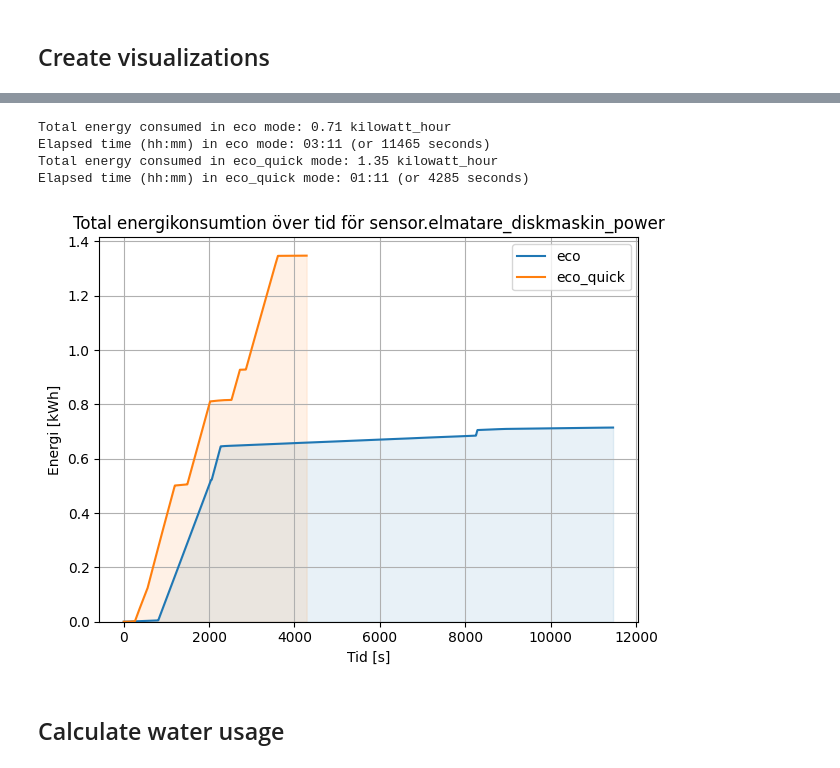
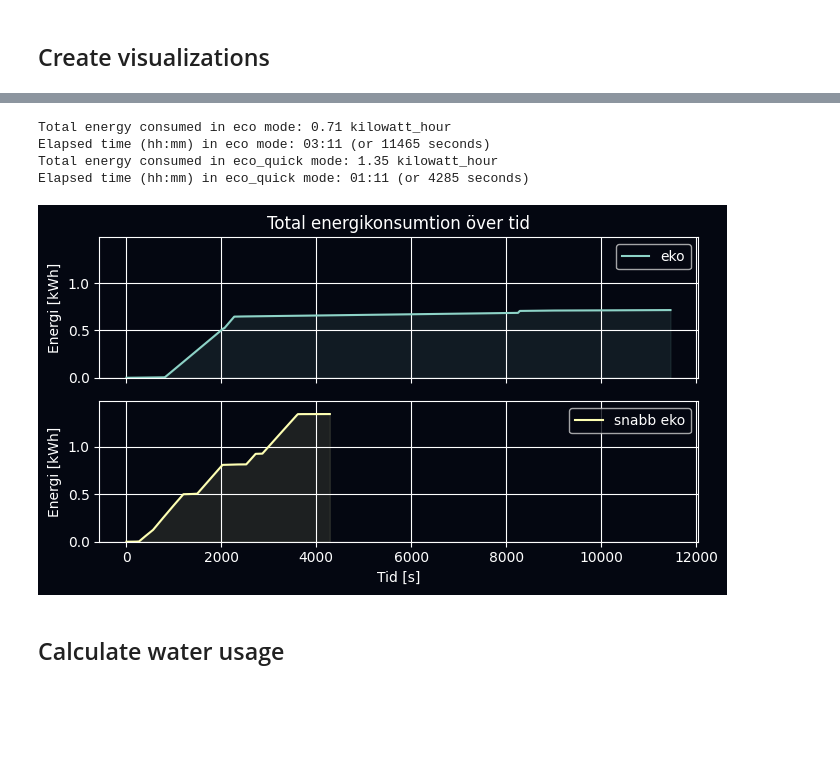
Before and after one commit to Kladdy/dishwasher-eco-mode, a Jupyter notebook: dishwasher-eco-mode.ipynb, the cells around one changed output, grey strips where cells are left out. Cells and saved outputs as stored; diff of their text form; code cells hidden in the pictures; blank space fills up the shorter version.

```diff
--- a/dishwasher-eco-mode.ipynb
+++ b/dishwasher-eco-mode.ipynb
@@ -5,6 +5,8 @@
 # %%
 import numpy as np
 import matplotlib.pyplot as plt
+import matplotlib as mpl
+import matplotlib.axes
 from pathlib import Path
 from dataclasses import dataclass
 from datetime import datetime
@@ -17,7 +19,7 @@ ureg = UnitRegistry()
 
 FILE_FORMAT = "svg"
 
-DARK_MODE = False
+DARK_MODE = True
 if DARK_MODE:
     plt.style.use("dark_background")
     plt.rcParams["figure.facecolor"] = "#040711"  # Figure background
@@ -27,6 +29,9 @@ else:
     plt.rcParams["figure.facecolor"] = "white"
     plt.rcParams["axes.facecolor"] = "white"
 
+# Get the default color cycle
+default_colors = mpl.rcParams["axes.prop_cycle"].by_key()["color"]
+
 # Define paths
 data_path = "data"
 plots_dir = "plots/dark" if DARK_MODE else "plots/light"
@@ -45,6 +50,11 @@ class DataPoint:
 # %% [markdown]
 ## Load data, filter data, construct objects
 # %%
+mode_labels = {
+    "eco": "eko",
+    "eco_quick": "snabb eko",
+}
+
 modes = ["eco", "eco_quick"]
 entity_id = "sensor.elmatare_diskmaskin_power"
 START_STOP_THRESHOLD = 1.0  # Watts, below which we consider the machine to be off in the beginning and end of the data
@@ -139,51 +165,65 @@ for figure_idx in [0, 1]:
 # %%
-# Energy vs time
+import matplotlib.pyplot as plt
+import matplotlib as mpl
+import scipy.integrate
 
-# dicts for total energy and energy when heating
+# Get the default color cycle
+default_colors = mpl.rcParams["axes.prop_cycle"].by_key()["color"]
+
+# Dict for total energy
 total_energy: dict[str, Quantity] = {}
 
-for mode in modes:
-    # Integrate the power over time to get the energy consumed
-    energy_joule = scipy.integrate.cumulative_trapezoid(
-        [x.state for x in data_points[mode]],
-        [x.seconds_elapsed for x in data_points[mode]],
-        initial=0,
-    )  # [J]
+# Create figure and axes
+fig_energy, axes_energy = plt.subplots(nrows=len(modes), sharex=True, figsize=(7, 2 * len(modes)))
+
+# If only one mode, axes won't be a list
+if len(modes) == 1:
+    axes_energy = [axes_energy]
+
+for idx, mode in enumerate(modes):
+    power_values = [x.state for x in data_points[mode]]
+    time_values = [x.seconds_elapsed for x in data_points[mode]]
+
+    # Integrate to get energy in joules
+    energy_joule = scipy.integrate.cumulative_trapezoid(power_values, time_values, initial=0)
 
     # Convert to kWh
-    energy_kwh = energy_joule / 3.6e6  # [kWh]
+    energy_kwh = energy_joule / 3.6e6
+    total_energy[mode] = energy_kwh[-1] * ureg.kWh
 
-    total_energy[mode] = energy_kwh[-1] * ureg.kWh
+    # Print energy and time info
+    elapsed_time = time_values[-1]
+    elapsed_time_hhmm = f"{int(elapsed_time // 3600):02}:{int((elapsed_time % 3600) // 60):02}"
     print(f"Total energy consumed in {mode} mode: {total_energy[mode]:.2f}")
-
-    elapsed_time = data_points[mode][-1].seconds_elapsed
-    elapsed_time_hhmm = f"{int(elapsed_time // 3600):02}:{int((elapsed_time % 3600) // 60):02}"
     print(f"Elapsed time (hh:mm) in {mode} mode: {elapsed_time_hhmm} (or {elapsed_time:.0f} seconds)")
 
-    x = [x.seconds_elapsed for x in data_points[mode]]
-    y = energy_kwh
+    # Plot
+    ax = axes_energy[idx]
+    color = default_colors[idx % len(default_colors)]
+    ax.plot(time_values, energy_kwh, label=mode_labels[mode], color=color)
+    ax.fill_between(time_values, energy_kwh, color=color, alpha=0.1)
+    ax.set_ylabel("Energi [kWh]")
+    ax.legend()
+    ax.grid()
+    ax.set_ylim(bottom=0)
 
-    plt.figure(2)
-    plt.plot(x, y, label=mode)
+# Set y-axis limits to 1.1 times the maximum energy value of any mode
+max_energy = max(total_energy[mode].magnitude for mode in modes)
+for ax in axes_energy:
+    ax.set_ylim(0, 1.1 * max_energy)  # Set y-axis to start at 0 and extend to 10% above max energy
 
-    # Fill between with the color of the line
-    plt.fill_between(x=x, y1=y, color=plt.gca().lines[-1].get_color(), alpha=0.1)
+# Add labels and title
+axes_energy[0].set_title(f"Total energikonsumtion över tid")
+axes_energy[-1].set_xlabel("Tid [s]")
 
-plt.ylim(bottom=0)
-plt.legend()
-plt.xlabel("Tid [s]")
-plt.ylabel("Energi [kWh]")
-plt.title(f"Total energikonsumtion över tid för {entity_id}")
-# set log-y plot
-plt.tight_layout()
-plt.grid()
-plt.savefig(plots_path / f"energy_vs_time_{entity_id}.{FILE_FORMAT}", facecolor=plt.gcf().get_facecolor())
+fig_energy.tight_layout()
+fig_energy.savefig(plots_path / f"energy_vs_time_{entity_id}.{FILE_FORMAT}", facecolor=fig_energy.get_facecolor())
 # %% [output]
 Total energy consumed in eco mode: 0.71 kilowatt_hour
 Elapsed time (hh:mm) in eco mode: 03:11 (or 11465 seconds)
 Total energy consumed in eco_quick mode: 1.35 kilowatt_hour
 Elapsed time (hh:mm) in eco_quick mode: 01:11 (or 4285 seconds)
-[figure, old version]
+[figure, new version]
 # %% [markdown]
 ## Calculate water usage
 # %%
```
Also changed, not shown: parts of 1 cell of this notebook, 6 other files.
